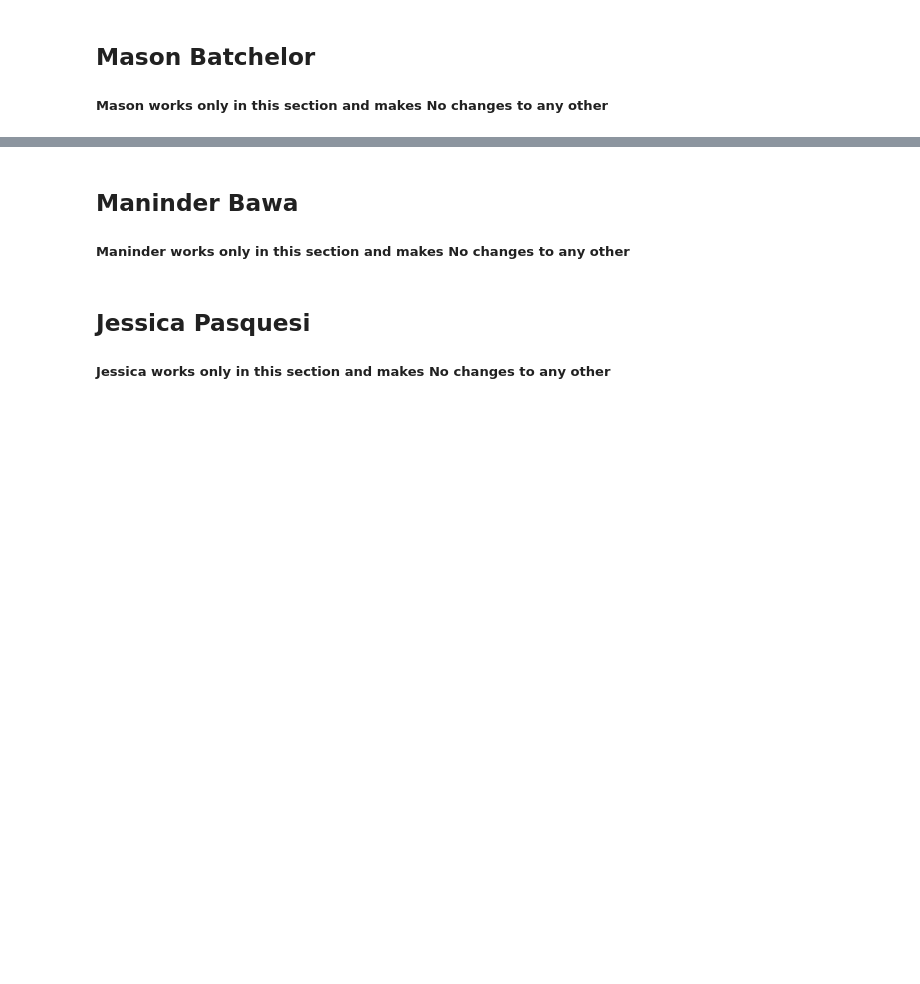
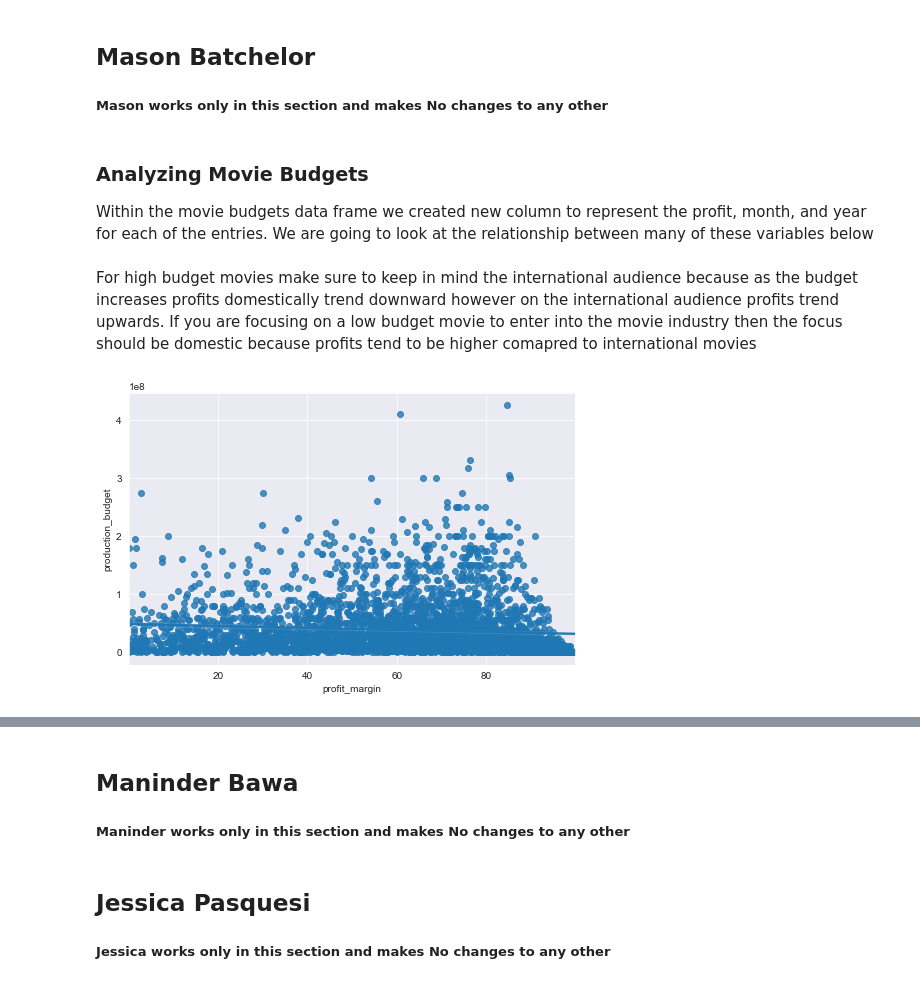
Before and after one commit to masonbatch/dsc-capstone, a Jupyter notebook: student.ipynb, the cells around one changed output, grey strips where cells are left out. Saved outputs shown, nothing was run; the diff lists cells and outputs as text; code cells hidden in the pictures; blank space fills up the shorter version.

Commit message:
Began visualization on the movies_budgets df

```diff
--- a/student.ipynb
+++ b/student.ipynb
@@ -84,15 +84,15 @@ These two data bases share a "movie_id" column, thus we can join on this key and
 
 Read in all of the tsv and csv files in the proper formatting ensuring headers and proper indexing for the ones which require it as well as proper encoding for the tsv files
 # %%
-movie_info = pd.read_csv("../zippedData/rt.movie_info.tsv",header = 0, sep = '\t')
+movie_info = pd.read_csv("zippedData/rt.movie_info.tsv",header = 0, sep = '\t')
 
-reviews = pd.read_csv("../zippedData/rt.reviews.tsv", header = 0, sep = '\t', encoding= 'unicode_escape')
+reviews = pd.read_csv("zippedData/rt.reviews.tsv", header = 0, sep = '\t', encoding= 'unicode_escape')
 
-tmdb_movies = pd.read_csv("../zippedData/tmdb.movies.csv", header = 0)
+tmdb_movies = pd.read_csv("zippedData/tmdb.movies.csv", header = 0)
 
-movie_budgets = pd.read_csv("../zippedData/tn.movie_budgets.csv", header = 0)
+movie_budgets = pd.read_csv("zippedData/tn.movie_budgets.csv", header = 0)
 
-movie_gross = pd.read_csv("../zippedData/bom.movie_gross.csv", header = 0)
+movie_gross = pd.read_csv("zippedData/bom.movie_gross.csv", header = 0)
 # %% [markdown]
 #### Movie Info Dataframe
 
@@ -345,3 +345,22 @@ movie_budgets.head()
 ## Mason Batchelor
 
 ##### Mason works only in this section and makes No changes to any other
+# %% [markdown]
+### Analyzing Movie Budgets
+
+Within the movie budgets data frame we created new column to represent the profit, month, and year for each of the entries. We are going to look at the relationship between many of these variables below
+# %% [markdown]
+For high budget movies make sure to keep in mind the international audience because as the budget increases profits domestically trend downward however on the international audience profits trend upwards. If you are focusing on a low budget movie to enter into the movie industry then the focus should be domestic because profits tend to be higher comapred to international movies
+# %%
+pm = movie_budgets.copy()
+pm = pm.loc[pm['worldwide_gross'] > 0]
+
+pm['profit_margin'] = (pm['worldwide_gross'] - pm['production_budget']) / pm['worldwide_gross'] * 100
+pm = pm.loc[pm['profit_margin'] > 0]
+
+sns.set_style("darkgrid")
+
+fig, ax = plt.subplots(figsize=(8,5))
+sns.regplot(data = pm, x = "profit_margin" , y = "production_budget", ax=ax);
+# %% [output]
+[figure, added]
```
Also changed, not shown: parts of 11 cells of this notebook, 1 other file.
